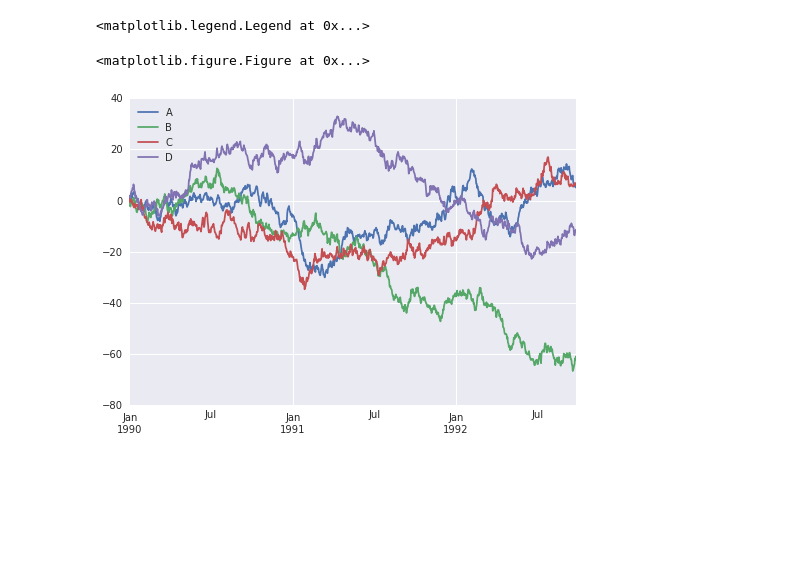
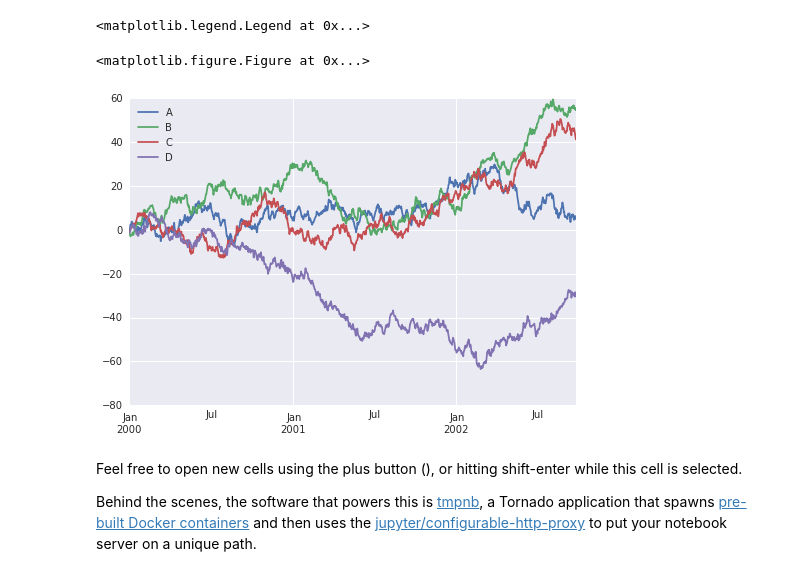
Before and after one commit to helaili/Goodies, a Jupyter notebook: timeserie.ipynb, the cells around one changed output. Cells and saved outputs as stored; diff of their text form; code cells hidden in the pictures; blank space fills up the shorter version.

Commit message:
Reverting to the original notebook from Jupyter.org

```diff
--- a/timeserie.ipynb
+++ b/timeserie.ipynb
@@ -1,21 +27,25 @@
 # %%
 %matplotlib inline
 
 import pandas as pd
 import numpy as np
 import matplotlib
 
 from matplotlib import pyplot as plt
 import seaborn as sns
 
-ts = pd.Series(np.random.randn(1000), index=pd.date_range('1/1/1990', periods=1000))
+ts = pd.Series(np.random.randn(1000), index=pd.date_range('1/1/2000', periods=1000))
 ts = ts.cumsum()
 
 df = pd.DataFrame(np.random.randn(1000, 4), index=ts.index,
                   columns=['A', 'B', 'C', 'D'])
 df = df.cumsum()
 plt.figure(); df.plot(); plt.legend(loc='best')
 # %% [output]
 <matplotlib.legend.Legend at 0x...>
 <matplotlib.figure.Figure at 0x...>
-[figure, old version]
+[figure, new version]
+# %% [markdown]
+Feel free to open new cells using the plus button (<button class='fa fa-plus icon-plus btn btn-xs btn-default'></button>), or hitting shift-enter while this cell is selected.
+
+Behind the scenes, the software that powers this is [tmpnb](https://github.com/jupyter/tmpnb), a  Tornado application that spawns [pre-built Docker containers](https://github.com/ipython/docker-notebook) and then uses the [jupyter/configurable-http-proxy](https://github.com/jupyter/configurable-http-proxy) to put your notebook server on a unique path.
```
Also changed, not shown: parts of 2 cells of this notebook.
